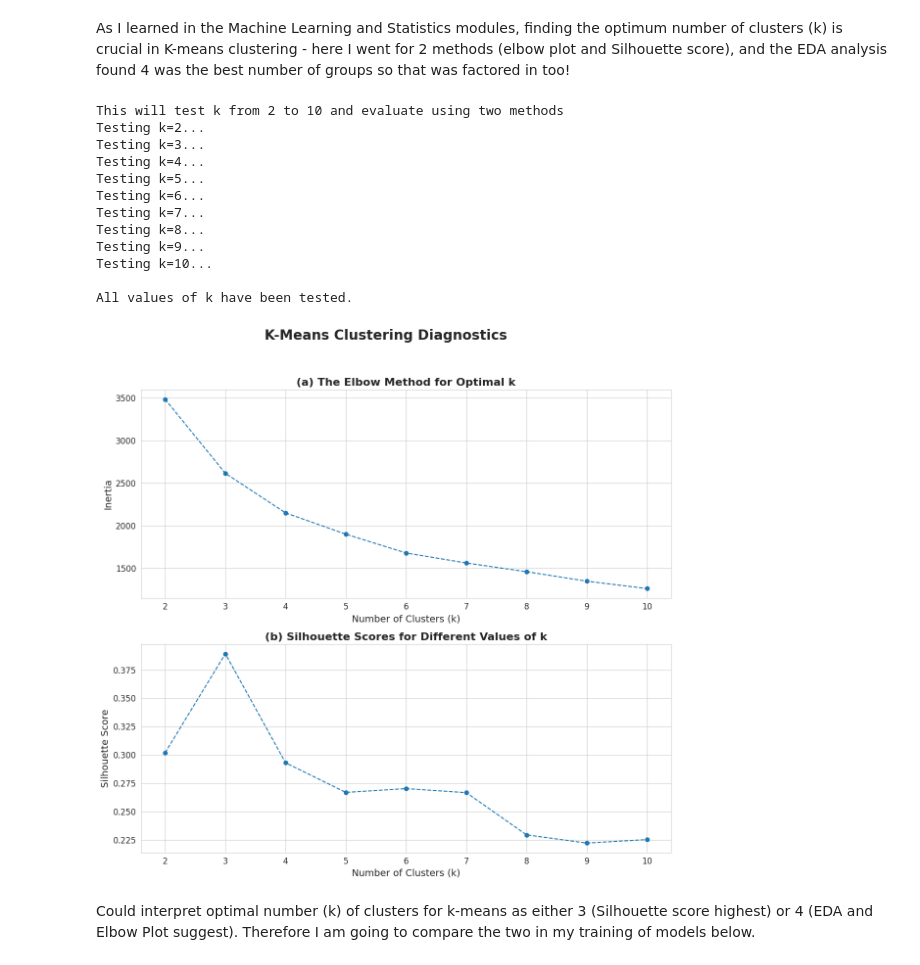
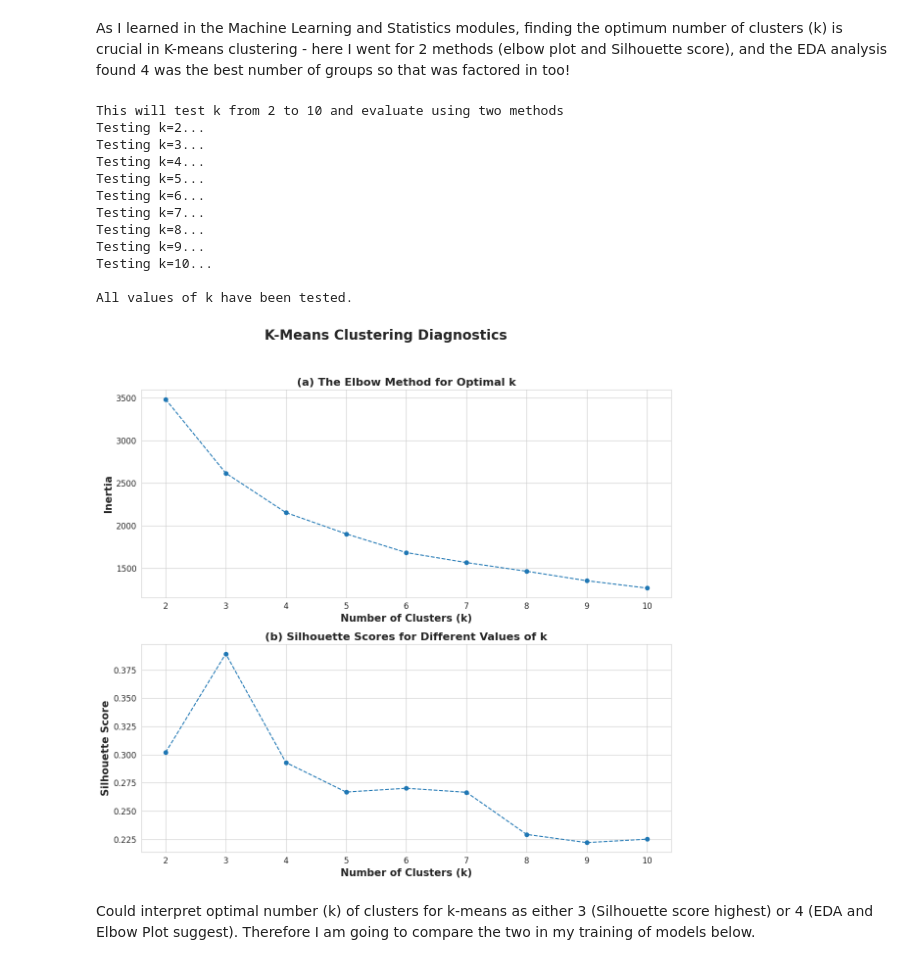
Before and after one commit to dannynew111/erp-clustering-smart-meter-data, a Jupyter notebook: clustering_v4.ipynb, the cells around one changed output. Cells and saved outputs as stored; diff of their text form; code cells hidden in the pictures.

Commit message:
Adding Updated Clustering Notebook.

```diff
--- a/clustering_v4.ipynb
+++ b/clustering_v4.ipynb
@@ -141,40 +141,40 @@ fig.suptitle('K-Means Clustering Diagnostics', fontsize=20, fontweight='bold')
 #  Plot 1: The Elbow Method on the first subplot (axes[0])
 axes[0].plot(k_range, inertia_values, marker='o', linestyle='--')
 axes[0].set_title('(a) The Elbow Method for Optimal k', fontsize=16, fontweight='bold')
-axes[0].set_xlabel('Number of Clusters (k)', fontsize=14)
-axes[0].set_ylabel('Inertia', fontsize=14)
+axes[0].set_xlabel('Number of Clusters (k)', fontsize=15, fontweight='bold')
+axes[0].set_ylabel('Inertia', fontsize=15, fontweight='bold')
 axes[0].set_xticks(k_range)
 axes[0].grid(True)
 
 
 #  Plot 2: Silhouette Scores on the second subplot (axes[1])
 axes[1].plot(k_range, silhouette_scores, marker='o', linestyle='--')
 axes[1].set_title('(b) Silhouette Scores for Different Values of k', fontsize=16, fontweight='bold')
-axes[1].set_xlabel('Number of Clusters (k)', fontsize=14)
-axes[1].set_ylabel('Silhouette Score', fontsize=14)
+axes[1].set_xlabel('Number of Clusters (k)', fontsize=15, fontweight='bold')
+axes[1].set_ylabel('Silhouette Score', fontsize=15, fontweight='bold')
 axes[1].set_xticks(k_range)
 axes[1].grid(True)
 
 
 # Use tight_layout to automatically adjust spacing and prevent titles/labels from overlapping.
 plt.tight_layout(rect=[0, 0.03, 1, 0.95]) # The rect argument makes room for the suptitle
 
 # Display the final, combined figure.
 plt.show()
 # %% [output]
 This will test k from 2 to 10 and evaluate using two methods
 Testing k=2...
 Testing k=3...
 Testing k=4...
 Testing k=5...
 Testing k=6...
 Testing k=7...
 Testing k=8...
 Testing k=9...
 Testing k=10...
 
 All values of k have been tested.
-[figure, old version]
+[figure, new version]
 # %% [markdown]
 Could interpret optimal number (k) of clusters for k-means as either 3 (Silhouette score highest) or 4 (EDA and Elbow Plot suggest). Therefore I am going to compare the two in my training of models below.
 # %%
```
Also changed, not shown: parts of 4 cells of this notebook.
